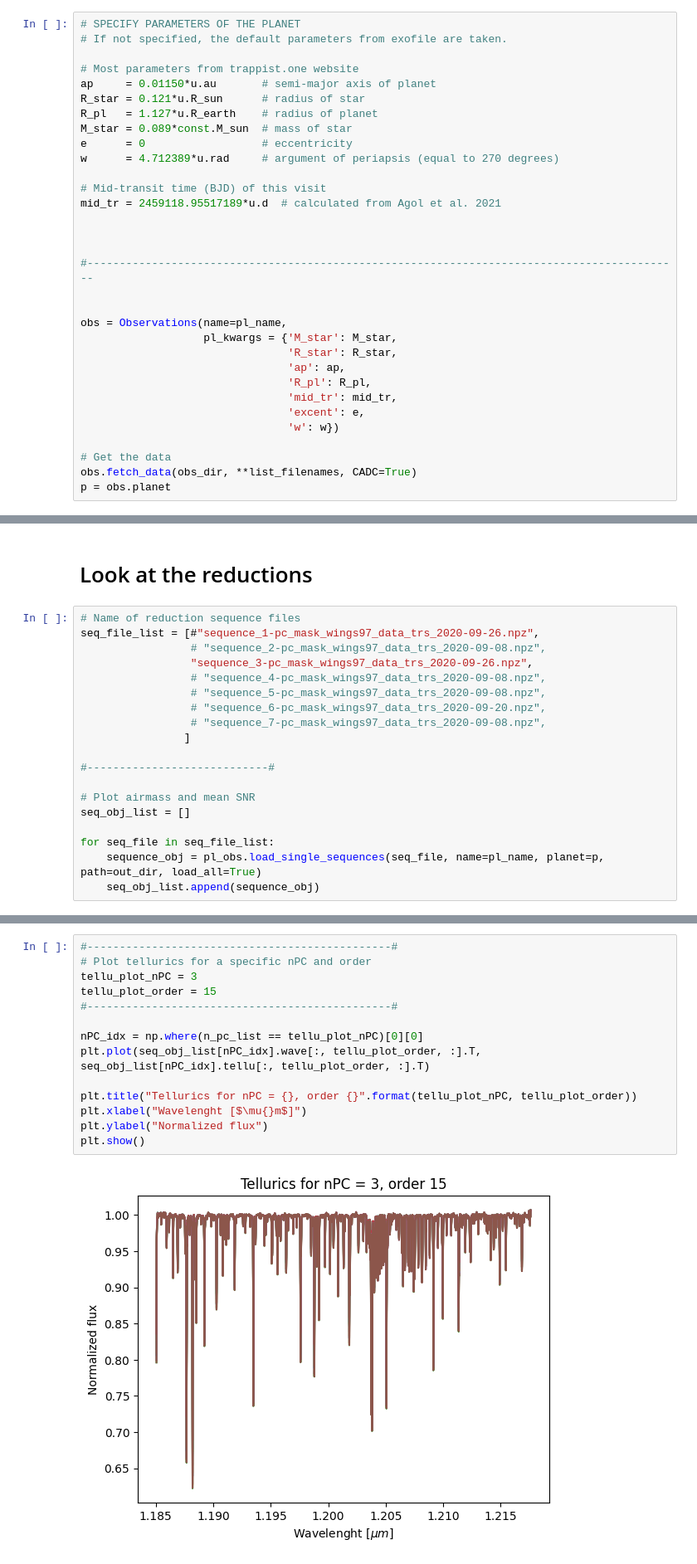
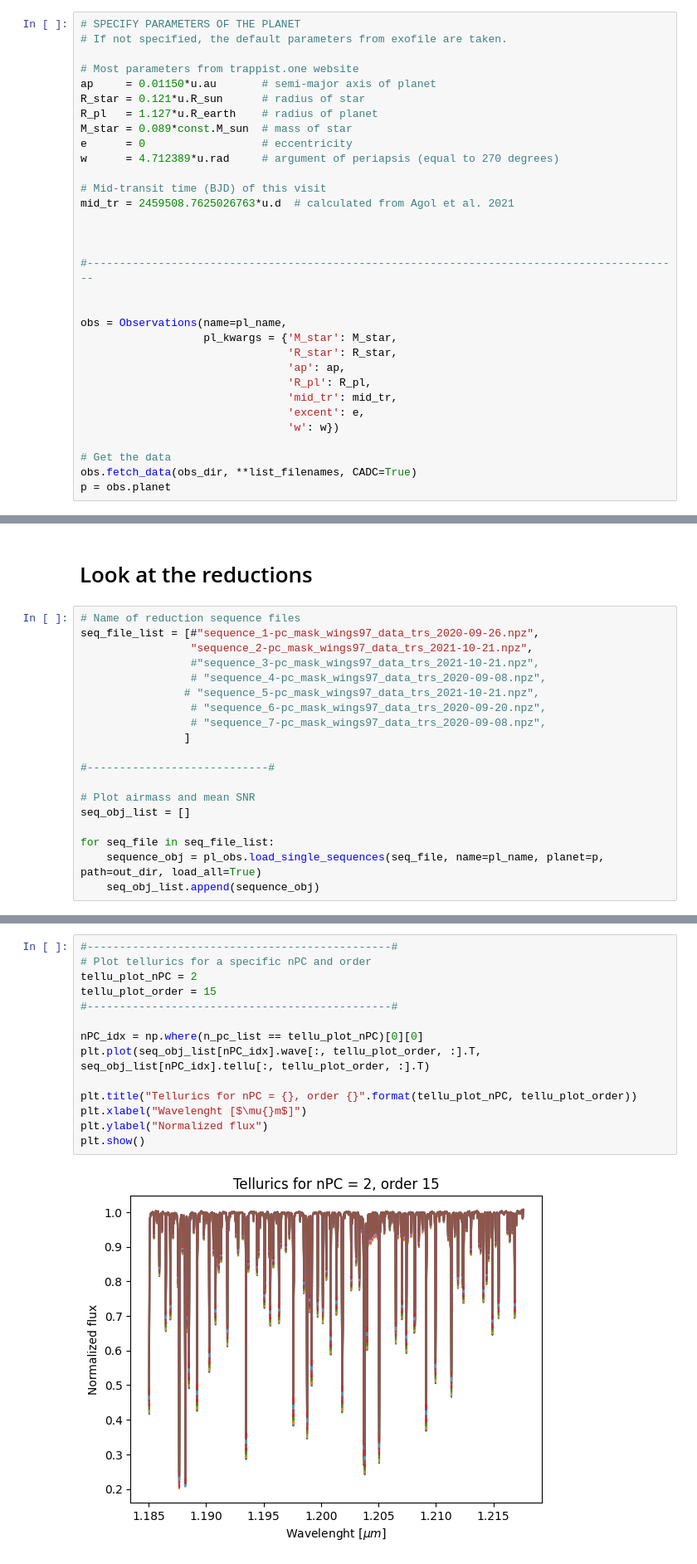
Before and after one commit to mathisbouffard/HRS_with_starships, a Jupyter notebook: HRS_analysis/SPIRou/Plot_reductions.ipynb, the cells around one changed output, grey strips where cells are left out. Shown at 83% size. Cells and saved outputs as stored; diff of their text form.

```diff
--- a/HRS_analysis/SPIRou/Plot_reductions.ipynb
+++ b/HRS_analysis/SPIRou/Plot_reductions.ipynb
@@ -79,7 +79,7 @@ e      = 0                  # eccentricity
 w      = 4.712389*u.rad     # argument of periapsis (equal to 270 degrees)
 
 # Mid-transit time (BJD) of this visit
-mid_tr = 2459118.95517189*u.d  # calculated from Agol et al. 2021
+mid_tr = 2459508.7625026763*u.d  # calculated from Agol et al. 2021
 
 
 
@@ -123,10 +123,10 @@ INFO:starships.planet_obs:Fetching the uncorrected spectra
 # %%
 # Name of reduction sequence files
 seq_file_list = [#"sequence_1-pc_mask_wings97_data_trs_2020-09-26.npz",
-                 # "sequence_2-pc_mask_wings97_data_trs_2020-09-08.npz",
-                 "sequence_3-pc_mask_wings97_data_trs_2020-09-26.npz",
+                 "sequence_2-pc_mask_wings97_data_trs_2021-10-21.npz",
+                 #"sequence_3-pc_mask_wings97_data_trs_2021-10-21.npz",
                  # "sequence_4-pc_mask_wings97_data_trs_2020-09-08.npz",
-                 # "sequence_5-pc_mask_wings97_data_trs_2020-09-08.npz",
+                # "sequence_5-pc_mask_wings97_data_trs_2021-10-21.npz",
                  # "sequence_6-pc_mask_wings97_data_trs_2020-09-20.npz",
                  # "sequence_7-pc_mask_wings97_data_trs_2020-09-08.npz",
                 ]
@@ -199,19 +199,19 @@ The fraction of masked data points is 0.38937569890970086
 # %%
 #-----------------------------------------------#
 # Plot tellurics for a specific nPC and order
-tellu_plot_nPC = 3
+tellu_plot_nPC = 2
 tellu_plot_order = 15
 #-----------------------------------------------#
 
 nPC_idx = np.where(n_pc_list == tellu_plot_nPC)[0][0]
 plt.plot(seq_obj_list[nPC_idx].wave[:, tellu_plot_order, :].T, seq_obj_list[nPC_idx].tellu[:, tellu_plot_order, :].T)
 
 plt.title("Tellurics for nPC = {}, order {}".format(tellu_plot_nPC, tellu_plot_order))
 plt.xlabel("Wavelenght [$\mu{}m$]")
 plt.ylabel("Normalized flux")
 plt.show()
 # %% [output]
-[figure, old version]
+[figure, new version]
 # %%
 #---------------------------------------------------------------#
 # Plot final step of data reduction for a specific nPC and order
```
Also changed, not shown: parts of 8 cells of this notebook, 1 other file.
